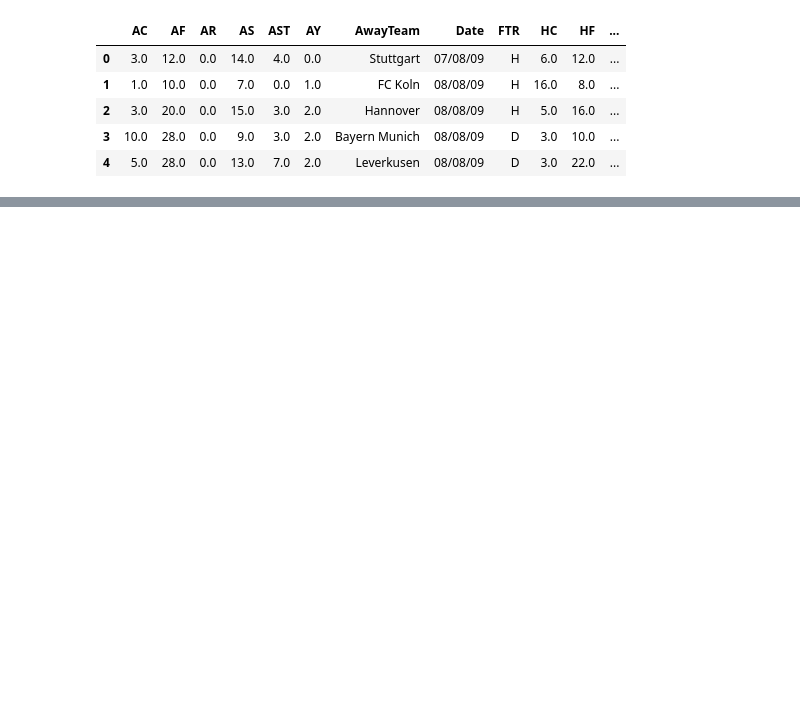
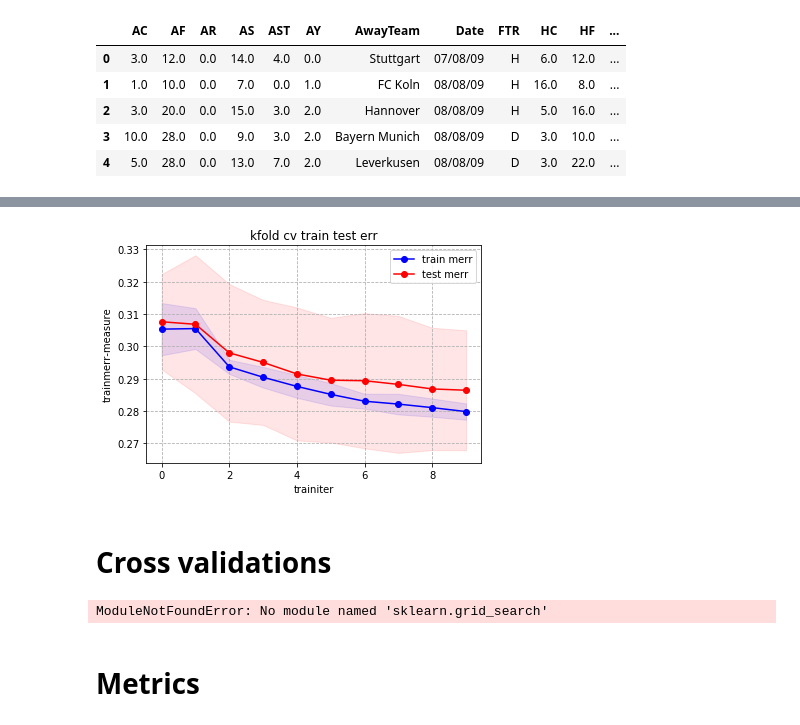
Before and after one commit to srimugunthan/PredictFootballMatch, a Jupyter notebook: XGBoost.ipynb, the cells around one changed output, grey strips where cells are left out. Cells and saved outputs as stored; diff of their text form; code cells hidden in the pictures; blank space fills up the shorter version.

```diff
--- a/XGBoost.ipynb
+++ b/XGBoost.ipynb
@@ -39,0 +81,13 @@ X_train, X_test, y_train, y_test = train_test_split(X, y, random_state = 0)
+# %%
+
+bst = xgb.train(params, dtrain)
+# %%
+watchlist  = [(dtest,'test'), (dtrain,'train')]
+num_rounds = 5
+# %%
+bst2 = xgb.train(params, dtrain, num_rounds)
+# %%
+num_rounds = 10 # how many estimators
+seed=123
+hist = xgb.cv(params, dtrain, num_rounds, nfold=10, metrics={'merror'}, seed=seed)
+hist
@@ -39,0 +106,44 @@ X_train, X_test, y_train, y_test = train_test_split(X, y, random_state = 0)
+# %%
+hist["iteration"] = hist.index
+train_iter = hist["iteration"]
+train_mean = hist["train-merror-mean"]
+train_std = hist["train-merror-std"]
+test_mean = hist["test-merror-mean"]
+test_std = hist["test-merror-std"]
+alpha = 0.1
+
+
+plt.plot(train_iter, train_mean, label='train merr', color='blue', marker='o')
+plt.fill_between(train_iter, train_mean + train_std,
+                 train_mean - train_std, color='blue', alpha=alpha)
+plt.plot(train_iter, test_mean, label='test merr', color='red', marker='o')
+
+plt.fill_between(train_iter, test_mean + test_std, test_mean - test_std, color='red', alpha=alpha)
+plt.title("kfold cv train test err")
+plt.xlabel('trainiter')
+plt.ylabel('trainmerr-measure')
+plt.grid(ls='--')
+plt.legend(loc='best')
+plt.show()
+# %% [output]
+[figure, added]
+# %% [markdown]
+# Cross validations
+# %%
+import xgboost as xgb
+from sklearn.grid_search import GridSearchCV
+# https://datascience.stackexchange.com/questions/29067/how-to-optimize-xgboost-performance-accuracy
+xgb_model = xgb.XGBClassifier()
+optimization_dict = {'max_depth': [2,4,6],
+                     'n_estimators': [50,100,200]}
+
+model = GridSearchCV(xgb_model, optimization_dict,
+                     scoring='accuracy', verbose=1)
+
+model.fit(X,y)
+print(model.best_score_)
+print(model.best_params_)
+# %% [output]
+ModuleNotFoundError: No module named 'sklearn.grid_search'
+# %% [markdown]
+# Metrics
```
Also changed, not shown: parts of 25 cells of this notebook, 11 other files.
